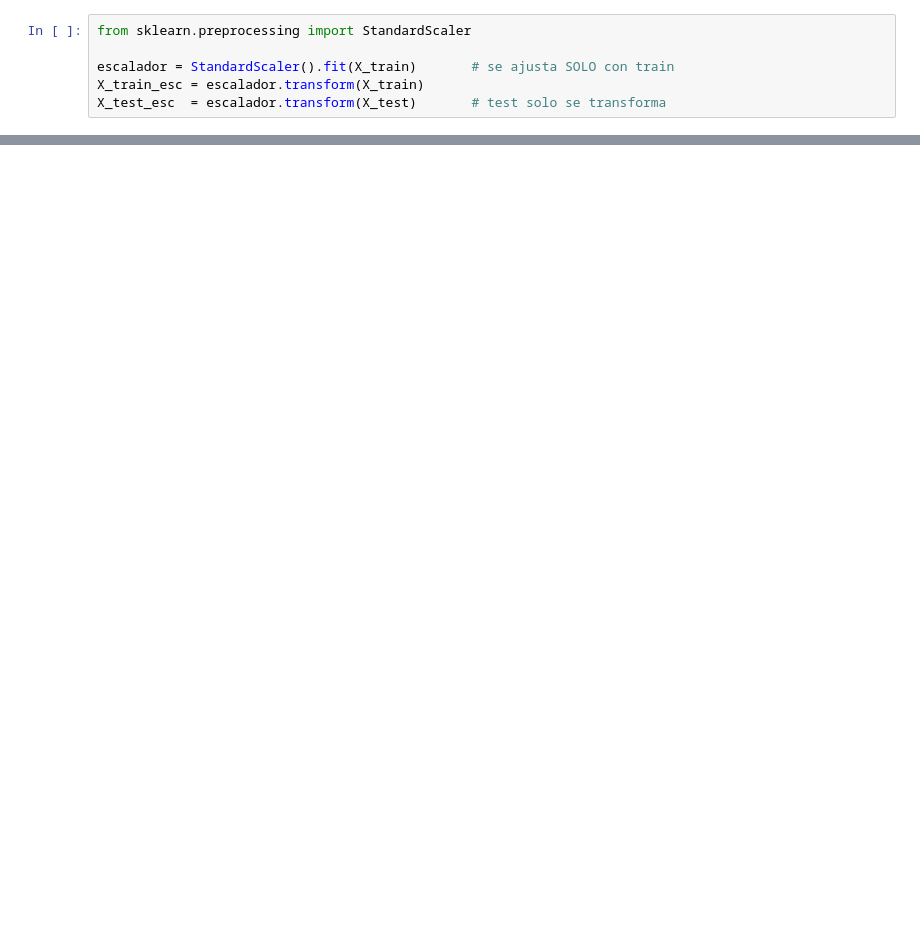
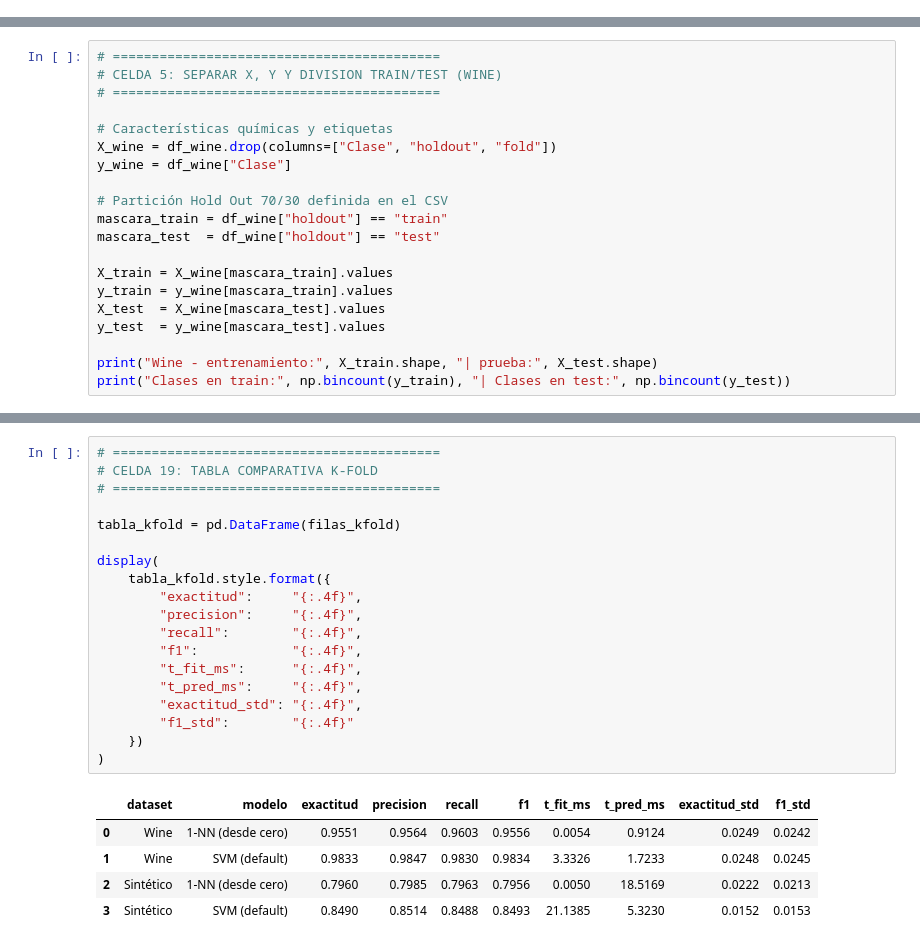
Before and after one commit to paolamrk/Practica3_MachineLearning, a Jupyter notebook: Practica_Clasificadores_Integrante_2.ipynb, the cells around one changed output, grey strips where cells are left out. Saved outputs shown, nothing was run; the diff lists cells and outputs as text; blank space fills up the shorter version.

```diff
--- a/Practica_Clasificadores_Integrante_2.ipynb
+++ b/Practica_Clasificadores_Integrante_2.ipynb
@@ -331,6 +2,0 @@ print("1-NN con Wine de sklearn:", accuracy_score(yr_te, ref1.predict(esc.transf
-# %%
-from sklearn.preprocessing import StandardScaler
-
-escalador = StandardScaler().fit(X_train)       # se ajusta SOLO con train
-X_train_esc = escalador.transform(X_train)
-X_test_esc  = escalador.transform(X_test)       # test solo se transforma
@@ -347,0 +134,20 @@ Exactitud SVM: 0.9814814814814815
+# %%
+# ==========================================
+# CELDA 5: SEPARAR X, Y Y DIVISION TRAIN/TEST (WINE)
+# ==========================================
+
+# Características químicas y etiquetas
+X_wine = df_wine.drop(columns=["Clase", "holdout", "fold"])
+y_wine = df_wine["Clase"]
+
+# Partición Hold Out 70/30 definida en el CSV
+mascara_train = df_wine["holdout"] == "train"
+mascara_test  = df_wine["holdout"] == "test"
+
+X_train = X_wine[mascara_train].values
+y_train = y_wine[mascara_train].values
+X_test  = X_wine[mascara_test].values
+y_test  = y_wine[mascara_test].values
+
+print("Wine - entrenamiento:", X_train.shape, "| prueba:", X_test.shape)
+print("Clases en train:", np.bincount(y_train), "| Clases en test:", np.bincount(y_test))
@@ -347,0 +599,25 @@ Exactitud SVM: 0.9814814814814815
+# %%
+# ==========================================
+# CELDA 19: TABLA COMPARATIVA K-FOLD
+# ==========================================
+
+tabla_kfold = pd.DataFrame(filas_kfold)
+
+display(
+    tabla_kfold.style.format({
+        "exactitud":     "{:.4f}",
+        "precision":     "{:.4f}",
+        "recall":        "{:.4f}",
+        "f1":            "{:.4f}",
+        "t_fit_ms":      "{:.4f}",
+        "t_pred_ms":     "{:.4f}",
+        "exactitud_std": "{:.4f}",
+        "f1_std":        "{:.4f}"
+    })
+)
+# %% [output]
+|  | dataset | modelo | exactitud | precision | recall | f1 | t_fit_ms | t_pred_ms | exactitud_std | f1_std |
+| 0 | Wine | 1-NN (desde cero) | 0.9551 | 0.9564 | 0.9603 | 0.9556 | 0.0054 | 0.9124 | 0.0249 | 0.0242 |
+| 1 | Wine | SVM (default) | 0.9833 | 0.9847 | 0.9830 | 0.9834 | 3.3326 | 1.7233 | 0.0248 | 0.0245 |
+| 2 | Sintético | 1-NN (desde cero) | 0.7960 | 0.7985 | 0.7963 | 0.7956 | 0.0050 | 18.5169 | 0.0222 | 0.0213 |
+| 3 | Sintético | SVM (default) | 0.8490 | 0.8514 | 0.8488 | 0.8493 | 21.1385 | 5.3230 | 0.0152 | 0.0153 |
```
Also changed, not shown: parts of 54 cells of this notebook.
